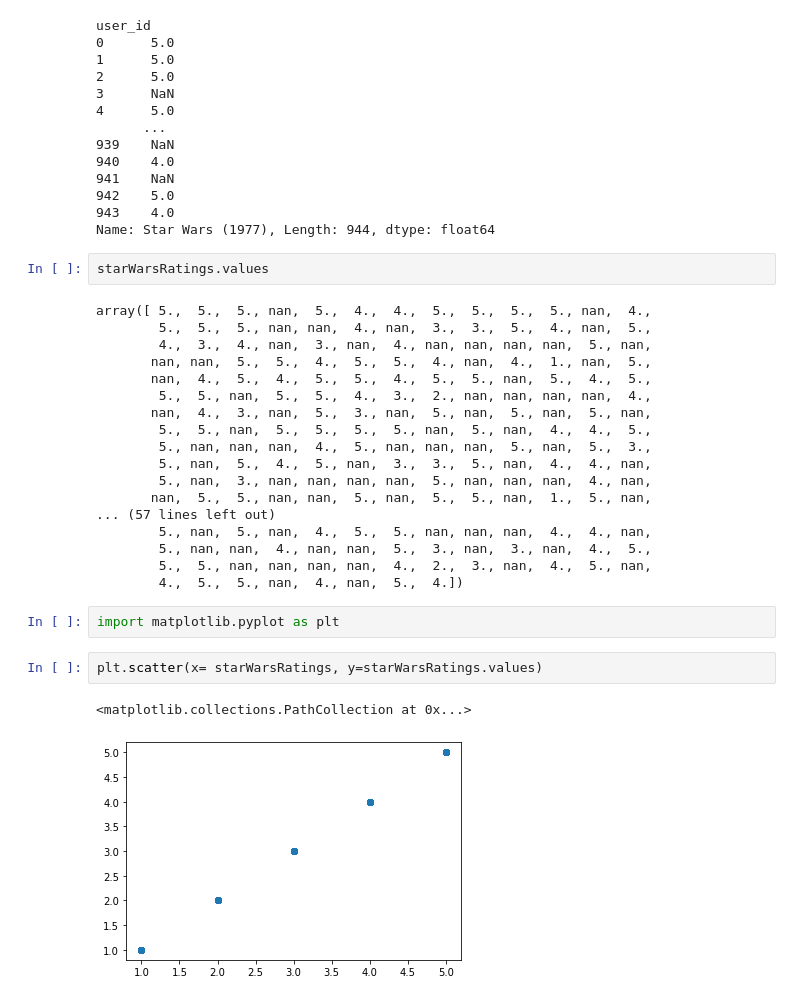
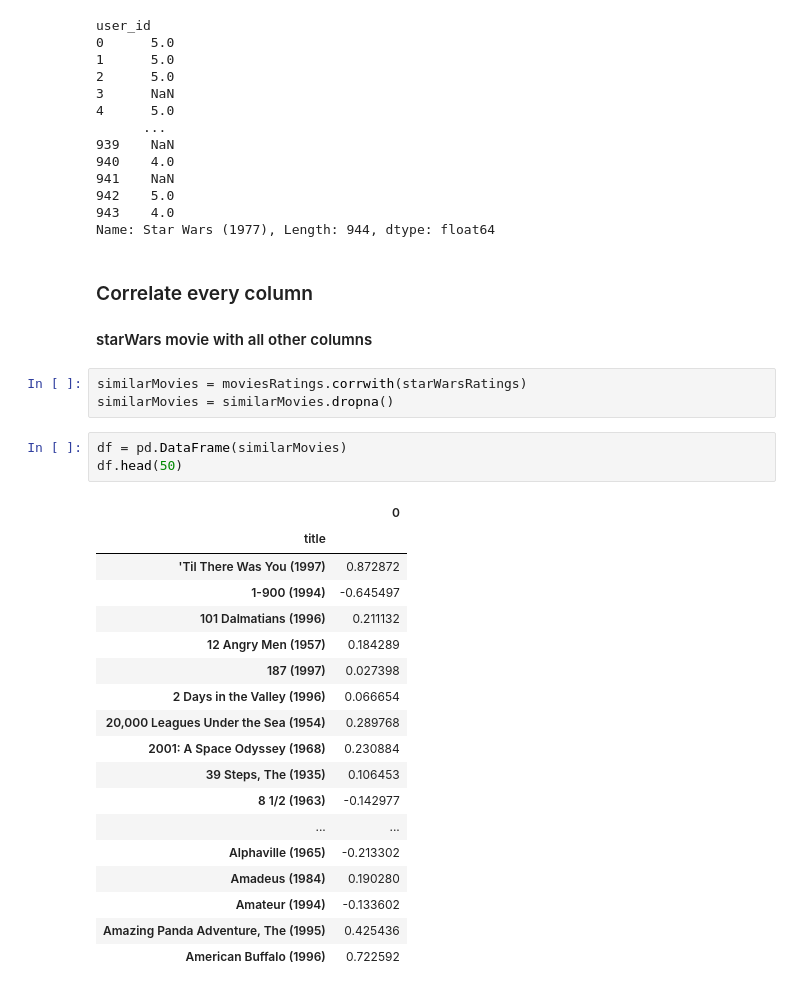
Before and after one commit to lucianawaka/udemy_machine_learning, a Jupyter notebook: 5-Recommender Systems/Item Filtering for movies similarities.ipynb, the cells around one changed output. Drawn from its saved outputs; the diff is of its cells as text.

```diff
--- a/5-Recommender Systems/Item Filtering for movies similarities.ipynb
+++ b/5-Recommender Systems/Item Filtering for movies similarities.ipynb
@@ -100,30 +100,31 @@ user_id
 942    5.0
 943    4.0
 Name: Star Wars (1977), Length: 944, dtype: float64
-# %%
-starWarsRatings.values
-# %% [output]
-array([ 5.,  5.,  5., nan,  5.,  4.,  4.,  5.,  5.,  5.,  5., nan,  4.,
-        5.,  5.,  5., nan, nan,  4., nan,  3.,  3.,  5.,  4., nan,  5.,
-        4.,  3.,  4., nan,  3., nan,  4., nan, nan, nan, nan,  5., nan,
-       nan, nan,  5.,  5.,  4.,  5.,  5.,  4., nan,  4.,  1., nan,  5.,
-       nan,  4.,  5.,  4.,  5.,  5.,  4.,  5.,  5., nan,  5.,  4.,  5.,
-        5.,  5., nan,  5.,  5.,  4.,  3.,  2., nan, nan, nan, nan,  4.,
-       nan,  4.,  3., nan,  5.,  3., nan,  5., nan,  5., nan,  5., nan,
-        5.,  5., nan,  5.,  5.,  5.,  5., nan,  5., nan,  4.,  4.,  5.,
-        5., nan, nan, nan,  4.,  5., nan, nan, nan,  5., nan,  5.,  3.,
-        5., nan,  5.,  4.,  5., nan,  3.,  3.,  5., nan,  4.,  4., nan,
-        5., nan,  3., nan, nan, nan, nan,  5., nan, nan, nan,  4., nan,
-       nan,  5.,  5., nan, nan,  5., nan,  5.,  5., nan,  1.,  5., nan,
-... (57 lines left out)
-        5., nan,  5., nan,  4.,  5.,  5., nan, nan, nan,  4.,  4., nan,
-        5., nan, nan,  4., nan, nan,  5.,  3., nan,  3., nan,  4.,  5.,
-        5.,  5., nan, nan, nan, nan,  4.,  2.,  3., nan,  4.,  5., nan,
-        4.,  5.,  5., nan,  4., nan,  5.,  4.])
-# %%
-import matplotlib.pyplot as plt
-# %%
-plt.scatter(x= starWarsRatings, y=starWarsRatings.values)
-# %% [output]
-<matplotlib.collections.PathCollection at 0x...>
-[figure, removed]
+# %% [markdown]
+### Correlate every column
+#### starWars movie with all other columns
+# %%
+similarMovies = moviesRatings.corrwith(starWarsRatings)
+similarMovies = similarMovies.dropna()
+# %%
+df = pd.DataFrame(similarMovies)
+df.head(50)
+# %% [output]
+|  | 0 |
+| title |  |
+| 'Til There Was You (1997) | 0.872872 |
+| 1-900 (1994) | -0.645497 |
+| 101 Dalmatians (1996) | 0.211132 |
+| 12 Angry Men (1957) | 0.184289 |
+| 187 (1997) | 0.027398 |
+| 2 Days in the Valley (1996) | 0.066654 |
+| 20,000 Leagues Under the Sea (1954) | 0.289768 |
+| 2001: A Space Odyssey (1968) | 0.230884 |
+| 39 Steps, The (1935) | 0.106453 |
+| 8 1/2 (1963) | -0.142977 |
+| ... | ... |
+| Alphaville (1965) | -0.213302 |
+| Amadeus (1984) | 0.190280 |
+| Amateur (1994) | -0.133602 |
+| Amazing Panda Adventure, The (1995) | 0.425436 |
+| American Buffalo (1996) | 0.722592 |
```
Also changed, not shown: parts of 9 cells of this notebook.
